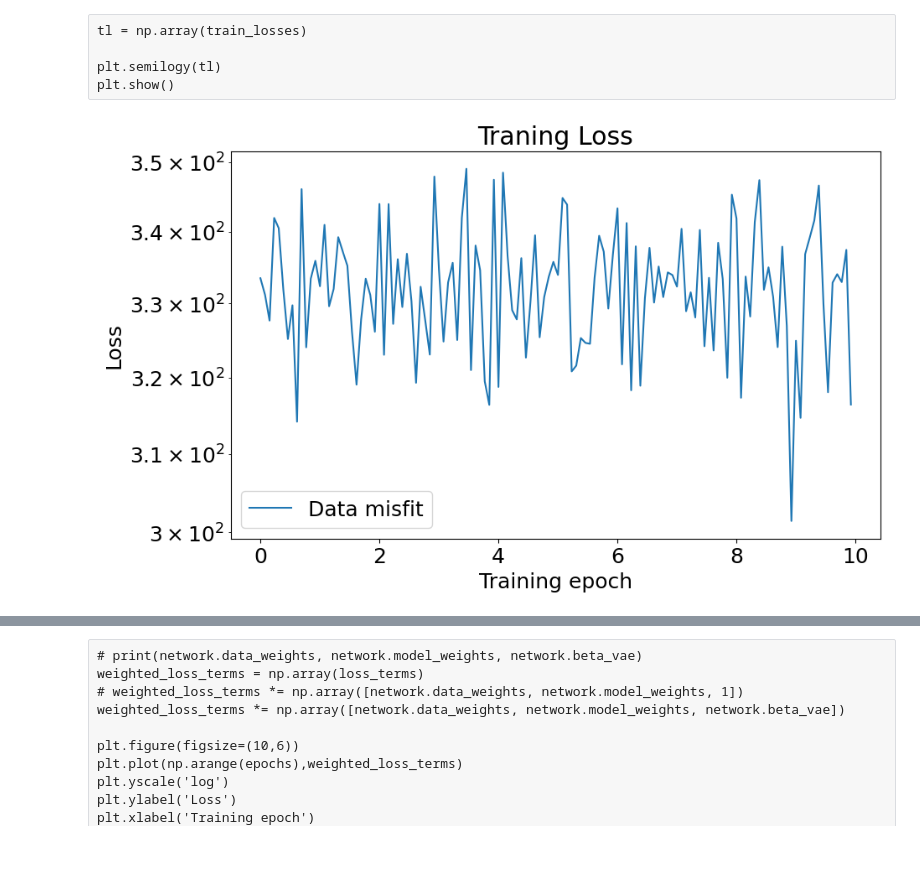
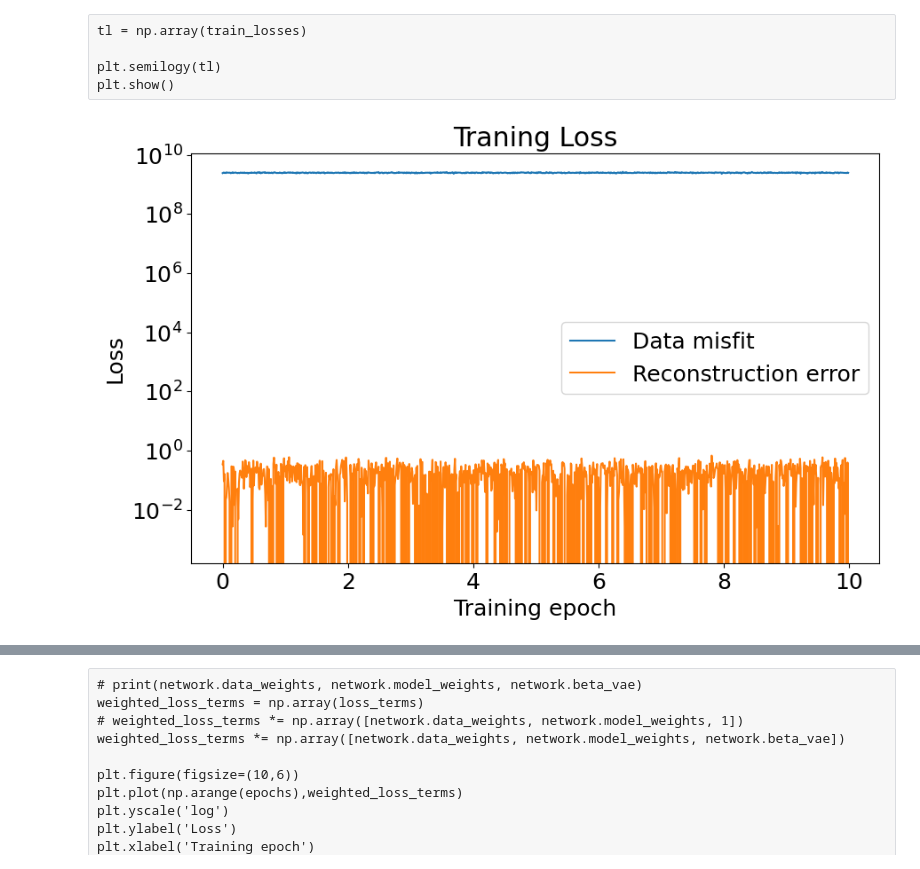
Before and after one commit to sarafhirsch/EM-CVAE-Graduate_Research, a Jupyter notebook: MT_64_Updated.ipynb, the cells around one changed output, grey strips where cells are left out. Cells and saved outputs as stored; diff of their text form; code cells hidden in the pictures.

```diff
--- a/MT_64_Updated.ipynb
+++ b/MT_64_Updated.ipynb
@@ -359,17 +291,17 @@ model_std = np.std(x_train.flatten())
 #    all_data = network.predict_tanh(x_train)
 #    np.save(mt_data_file, all_data.numpy())
 train_data = x_train1[:,:,0]
-# print(train_data)
+print(train_data)
 print("train data", train_data.shape)
 print('.........')
 
-raw_train_data = x_train_raw1[:,:,0]
+raw_train_data = -x_train_raw1
 # log_train_data = tf.math.log(-train_data)
 #print('log_train_data'log_train_data.shape)
 print("raw_train_data", raw_train_data.shape)
-
+print(raw_train_data)
 validate_data = x_validate1[:,:,0]
-raw_validate_data = x_validate_raw1[:,:,0]
+raw_validate_data = x_validate_raw1
 
 # test1_data = network.predict_tanh(x_test1)
 # log_test1_data = tf.math.log(-test1_data)
@@ -409,6 +350,6 @@ plt.plot(train_data[0],np.append(0,depths))
 # %%
 # # Create batches and shuffle
-BATCH_SIZE = 8
+BATCH_SIZE = 10
 
 #x_train1 = models *log transform models*; log_train_data: raw data
 
@@ -531,24 +457,27 @@ i_random_train = np.arange(16)
 # pick some random training models
 # i_random_train = np.random.randint(0, x_train1.shape[0], 16)
 #i_random_train = np.arange(16)
-random_train = x_train1[i_random_train].reshape((16, n_cells))
+random_train = x_train1[i_random_train].reshape((16, 32))
 # print('i_random_train',i_random_train)
 # print('random_train',random_train)
+print(network.predict_tanh(random_train))
 # predict their data
-random_data = network.predict_tanh(random_train.reshape(16, n_cells, 1))
+# print(n_cells)
+random_data = network.predict_tanh(random_train.reshape(16, 32, 1))
 # print('n_cells',n_cells)
 random_log_data = tf.math.log(-random_data)
 # print('random_log_data', random_log_data)
-# print('random_data',random_data)
+print('random_data',random_data)
 # Save data and latent space inputs for plots
 # print(network.latent_dim)
 latent_input = tf.random.normal([16, network.latent_dim], seed=0, dtype=tf.float32)
 # print(latent_input)
 # print('n_data',network.n_data)
-data_input = tf.reshape(random_data,(16,network.n_data))
-# print('data_input',data_input)
+random_data1 = random_data[:,:16]
+data_input = tf.reshape(random_data1,(16,network.n_time))
+print('data_input',data_input)
 zd_input = tf.concat((latent_input,data_input),axis=-1)
-# print('zd_input',zd_input)
+print('zd_input',zd_input)
 # Why are there nan values????? The forward modelling produces (16,30) arrays which should fit perfectly into data_input
 #
 # %% [output]
@@ -668,10 +600,9 @@ for epoch in range(1, epochs + 1):
 #     print(train_dataset)
 #     print(optimizer)
     for train_x in train_dataset:#.batch(BATCH_SIZE):
-        print(len(train_x[1]))
-        # print(len(train_x[1]))
+        # print(train_x)
         train_loss, train_term = vae.compute_apply_gradients(network, train_x, optimizer,
-                                    use_data_misfit=True)
+                                    use_data_misfit=False)
         #train_losses.append(train_loss.numpy())
         train_terms.append([tt.numpy() for tt in train_term])
 #         for test_x in test_dataset:
@@ -680,7 +611,7 @@ for epoch in range(1, epochs + 1):
 #             ttest_losses.append(terms)
     end_time = time.time()
 
-    # compute and save losses
+    # # compute and save losses
     for val_x in validate_dataset:#.batch(BATCH_SIZE):
         val_loss, val_term = vae.compute_loss(network, val_x)
         #terms = [tf.reduce_mean(l).numpy() for l in losses]
@@ -707,5 +638,4 @@ network.generative_net.save(run+'/decoder.h5')
 #np.save(run+'/optimizer_weights.npy', optimizer.load_weights())
 np.save(run+'/losses.npy', np.array(validate_terms))
 np.save(run+'/train_losses.npy', np.array(train_terms))
-# WHERE IS THE 35 COMING FROM????n
 # %% [output]
@@ -772,17 +711,17 @@ plt.show()
 # %%
 tt = np.array(train_terms)
 batches_per_epoch = tf.data.experimental.cardinality(train_dataset).numpy()
 num_batches = tt.shape[0]
 plt.figure(figsize=(10,6))
-plt.semilogy(np.arange(num_batches)/batches_per_epoch, tt[:,0])
+plt.semilogy(np.arange(num_batches)/batches_per_epoch, tt)
 plt.ylabel('Loss')
 plt.xlabel('Training epoch')
 plt.title("Traning Loss")
 plt.legend(['Data misfit', 'Reconstruction error', 'KL divergence'])
 plt.savefig('training_loss_'+run+'_w.png')
 plt.show()
 # %% [output]
-[figure, old version]
+[figure, new version]
 # %%
 plt.figure(figsize=(10,6))
 plt.plot(np.arange(epochs),validate_terms)
```
Also changed, not shown: parts of 59 cells of this notebook, 24 other files.
